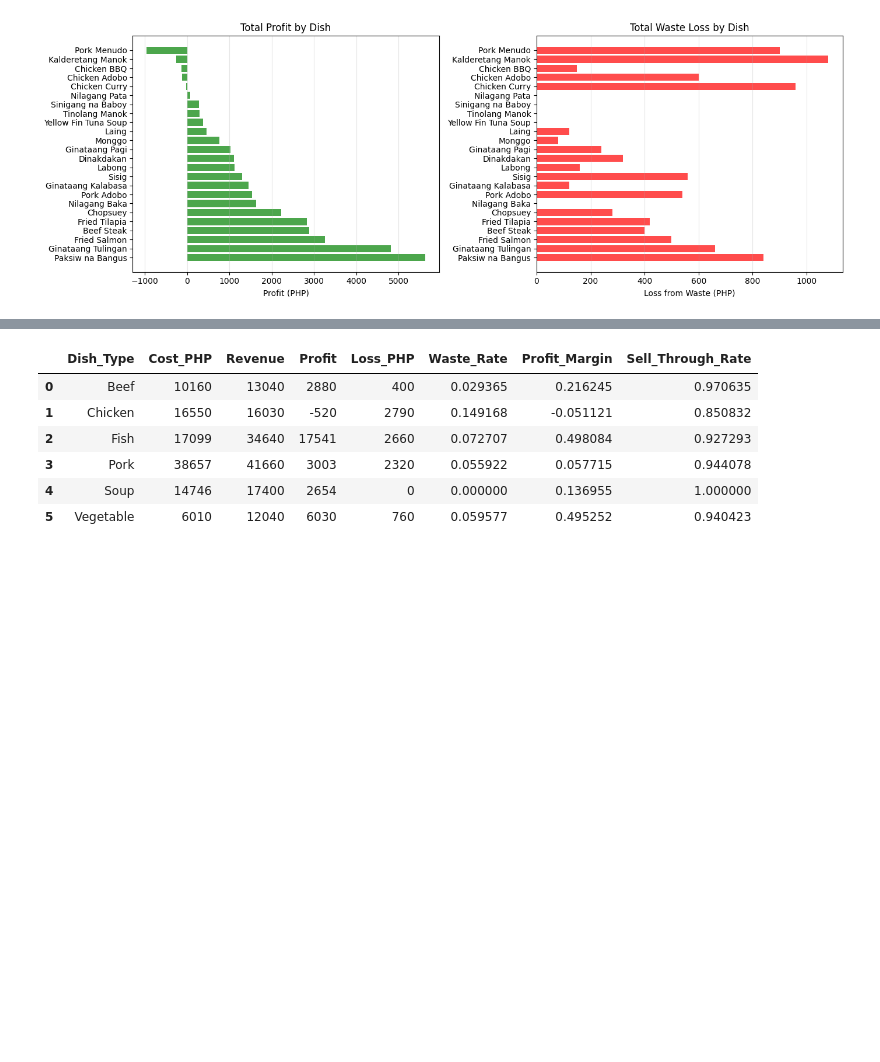
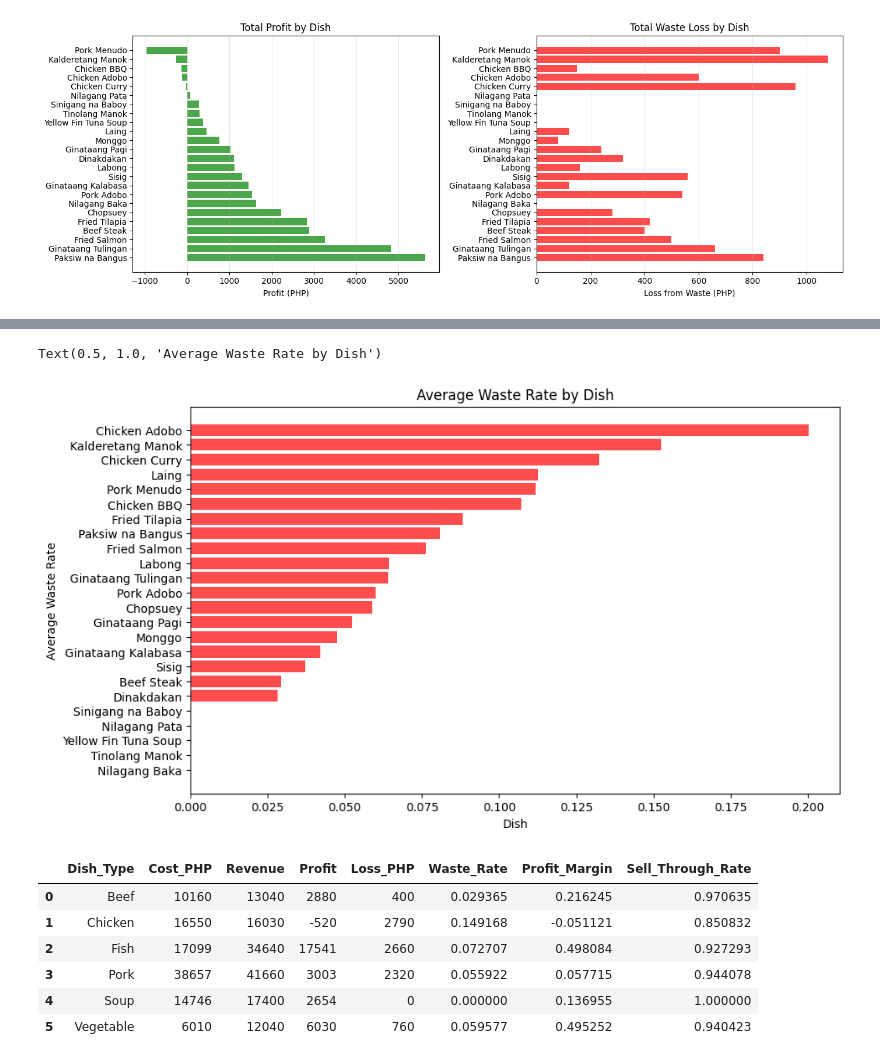
Before and after one commit to baldeoJV/CCDATS1L_PROJECT, a Jupyter notebook: main.ipynb, the cells around one changed output, grey strips where cells are left out. Cells and saved outputs as stored; diff of their text form; code cells hidden in the pictures; blank space fills up the shorter version.

```diff
--- a/main.ipynb
+++ b/main.ipynb
@@ -374,3 +386,16 @@ plt.show()
+# %%
+waste_rate_summary = data.groupby('Dish').agg(
+    Waste_Rate=('Waste_Rate', 'mean')
+).sort_values('Waste_Rate', ascending=True)
+
+plt.figure(figsize=(10,6))
+plt.barh(waste_rate_summary.index, waste_rate_summary['Waste_Rate'], color='red', alpha=0.7)
+plt.xlabel('Dish')
+plt.ylabel('Average Waste Rate')
+plt.title('Average Waste Rate by Dish')
+# %% [output]
+Text(0.5, 1.0, 'Average Waste Rate by Dish')
+[figure, added]
 # %%
 data.groupby('Dish_Type').agg(
     Cost_PHP=('Cost_PHP', 'sum'),
```
Also changed, not shown: parts of 3 cells of this notebook, 3 other files.
